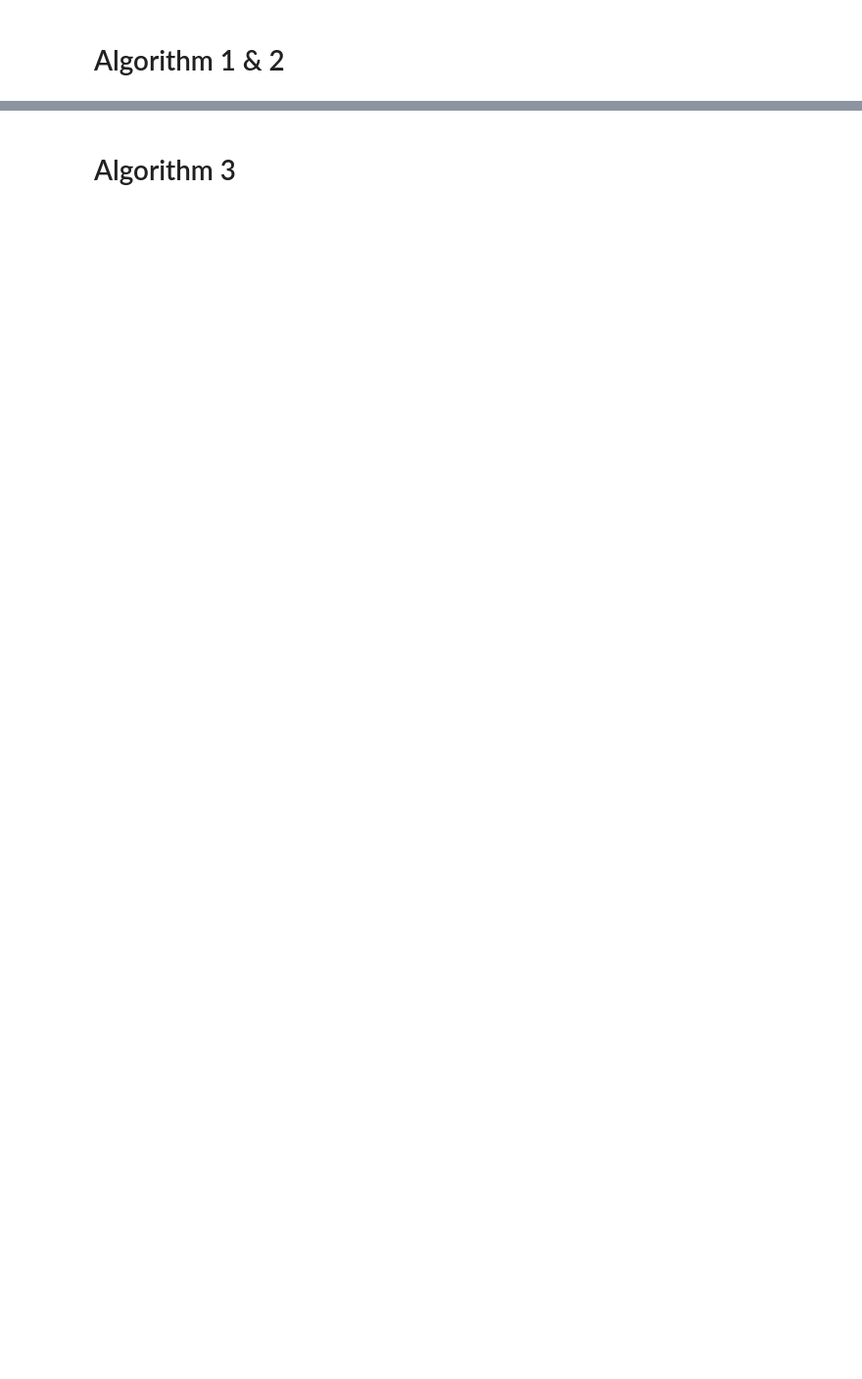
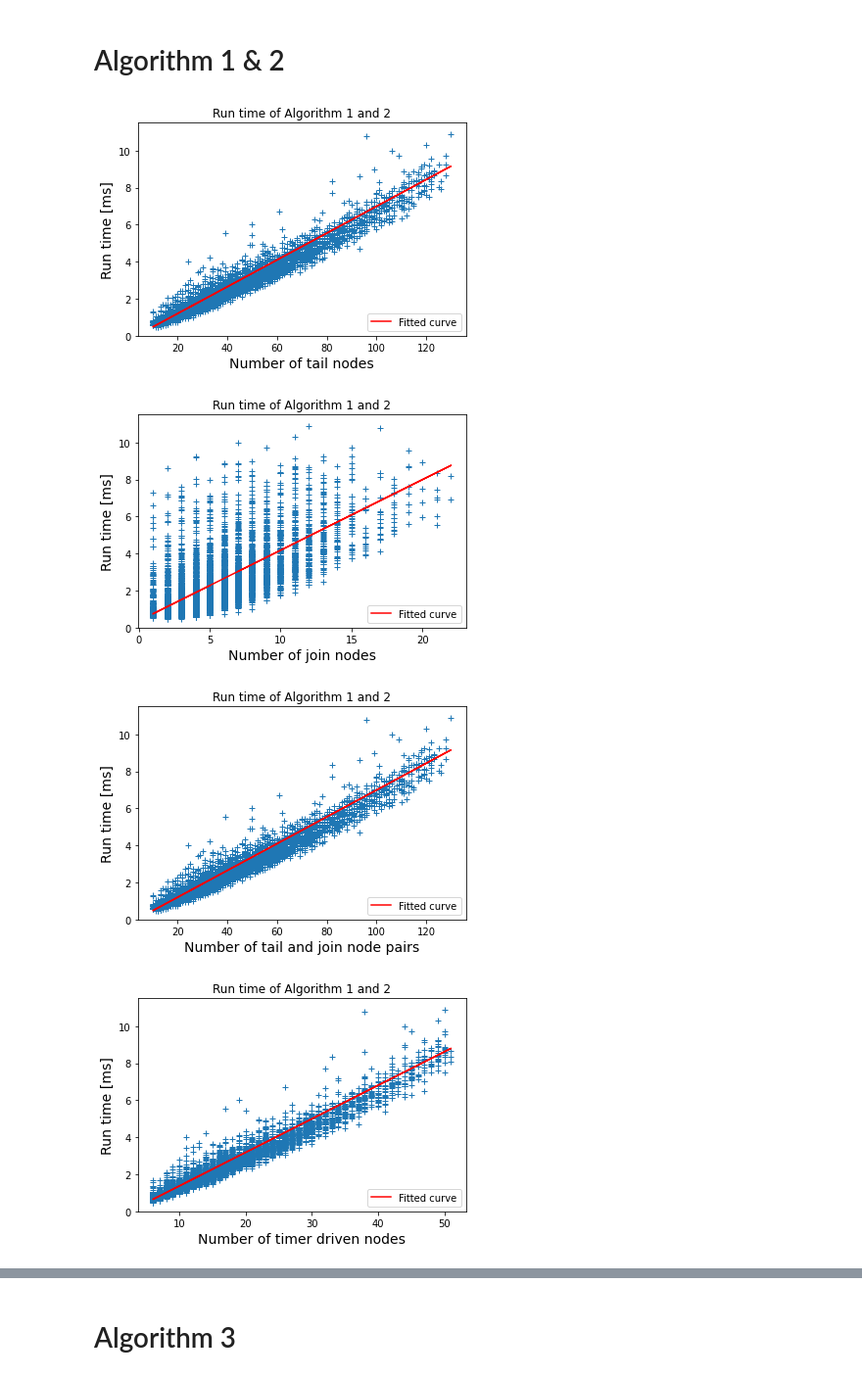
Before and after one commit to atsushi421/DED_simulator, a Jupyter notebook: plot_run_time_and_memory.ipynb, the cells around one changed output, grey strips where cells are left out. Shown: that part at 98% size. Drawn from its saved outputs; the diff is of its cells as text; code cells hidden in the pictures; blank space fills up the shorter version.

```diff
--- a/plot_run_time_and_memory.ipynb
+++ b/plot_run_time_and_memory.ipynb
@@ -3,12 +3,16 @@ import matplotlib.pyplot as plt
 # %%
 import glob
 import yaml
+import numpy as np
+from scipy import optimize
 from typing import Optional, Tuple
 
 def plot(
     src_dir: str,
     y_label: str,
     x_label: str,
+    title: Optional[str] = None,
+    fit: bool = True,
     y_lim: Optional[Tuple[float, float]] = None,
     export_dir: Optional[str] = None
 ) -> None:
@@ -23,13 +27,30 @@ def plot(
             y.append(result[y_label])
 
     fig, ax = plt.subplots()
+    ax.yaxis.set_major_formatter(plt.FuncFormatter(lambda x, loc: "{:,}".format(int(x))))
+    ax.xaxis.set_major_formatter(plt.FuncFormatter(lambda x, loc: "{:,}".format(int(x))))
 
+    # Plot scatter
     if y_lim:
         ax.set_ylim(y_lim[0], y_lim[1])
     ax.set_xlabel(x_label, fontsize=14)
     ax.set_ylabel(y_label, fontsize=14)
     ax.plot(x, y, marker='+', linestyle='')
 
+    # Fitting
+    if fit:
+        x = np.array(x)
+        def fit_func(x, a, b):
+            return a + b*x
+
+        popt, _ = optimize.curve_fit(fit_func, x, y)
+        fit_y = fit_func(x, *popt)
+        ax.plot(x, fit_y, color='red', label='Fitted curve')
+
+    ax.legend()
+    if title:
+        ax.set_title(title)
+
     if export_dir:
         fig.savefig(f'{export_dir}/{y_label.replace(" ", "_")}_{x_label.replace(" ", "_")}.png')
     plt.show()
@@ -47,8 +68,15 @@ x_label_choice_for_alg12 = {
 # %%
 ### Run time
 
 for x_label in x_label_choice_for_alg12:
     plot(src_dir='./results/run_time/alg12/',
-         y_label='Run time [s]',
+         y_label='Run time [ms]',
          x_label=x_label,
-         export_dir='./results/figures/run_time/alg12/')
+         title='Run time of Algorithm 1 and 2',
+         y_lim=(0, 11.5),
+         export_dir='./results/figures/alg12/run_time/')
+# %% [output]
+[figure, added]
+[figure, added]
+[figure, added]
+[figure, added]
```
Also changed, not shown: parts of 4 cells of this notebook, 2 other files.
